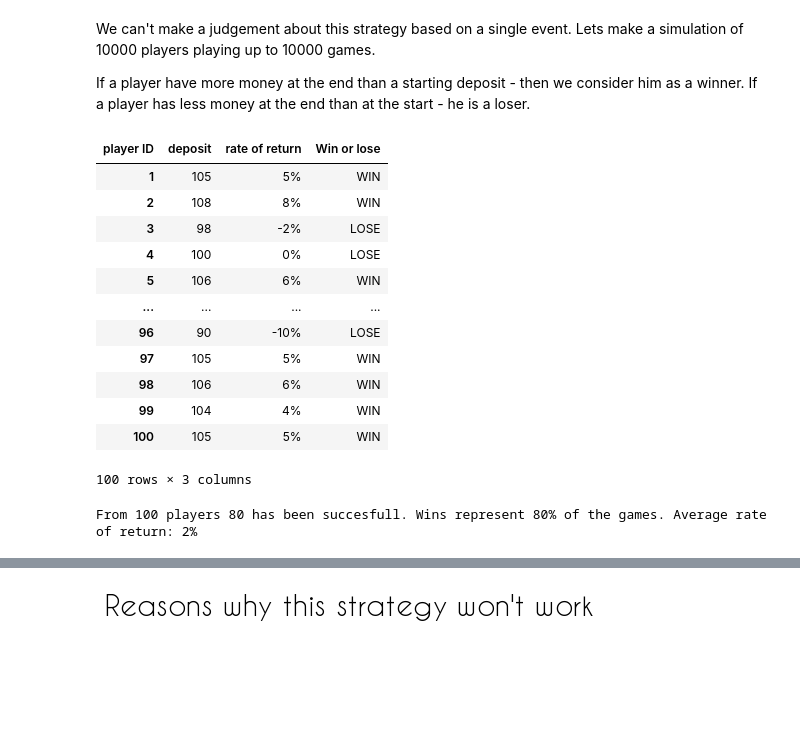
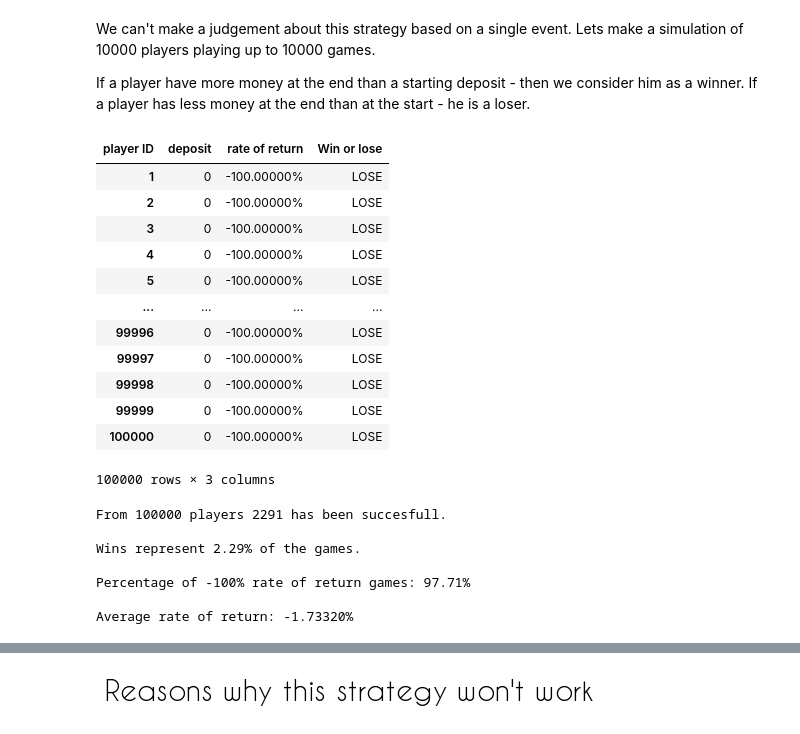
Before and after one commit to AdamSikorski/The-Martingale-betting-system, a Jupyter notebook: Martingale_system.ipynb, the cells around one changed output, grey strips where cells are left out. Saved outputs shown, nothing was run; the diff lists cells and outputs as text; code cells hidden in the pictures; blank space fills up the shorter version.

```diff
--- a/Martingale_system.ipynb
+++ b/Martingale_system.ipynb
@@ -113,7 +113,7 @@ def single_simulation():
   global last_value_of_deposit
   last_value_of_deposit = 0
 
-  while game_counter <= 10:
+  while game_counter <= 10000:
 
     deposit = deposit - bet
     #print(deposit)
@@ -136,7 +136,7 @@ def single_simulation():
   return last_value_of_deposit
 
 lvod_list = []
-number_of_players = 100
+number_of_players = 100000
 for i in range(number_of_players):
   lvod_list.append(single_simulation())
 
@@ -145,50 +145,61 @@ single_simulation()
 win_or_lose = []
 change_list = []
 winning_players = []
+total_loss = []
 mean = 0
 for i in range(len(lvod_list)):
   change = (lvod_list[i] - starting_deposit) / starting_deposit
   #print(change)
-  percentage = "{:.0%}".format(change)
+  percentage = "{:.5%}".format(change)
   change_list.append(percentage)
+  if change == -1.0:
+    total_loss.append(change)
   if change > 0.0:
     winning_players.append(change)
     win_or_lose.append("WIN")
   else:
     win_or_lose.append("LOSE")
   mean+=change
 mean = mean / number_of_players
 name_list = []
 for number in range(1,number_of_players+1):
   list_element = 'player.' + str(number)
   name_list.append(list_element)
 
 df = pd.DataFrame({'deposit': lvod_list,
                  'rate of return': change_list,
                   'Win or lose': win_or_lose})
 
 df = df.rename_axis('player ID')
 df.columns.name = df.index.name
 df.index.name = None
 df.index = np.arange(1, len(df)+1)
 df
 # %% [output]
 | player ID | deposit | rate of return | Win or lose |
-| 1 | 105 | 5% | WIN |
-| 2 | 108 | 8% | WIN |
-| 3 | 98 | -2% | LOSE |
-| 4 | 100 | 0% | LOSE |
-| 5 | 106 | 6% | WIN |
+| 1 | 0 | -100.00000% | LOSE |
+| 2 | 0 | -100.00000% | LOSE |
+| 3 | 0 | -100.00000% | LOSE |
+| 4 | 0 | -100.00000% | LOSE |
+| 5 | 0 | -100.00000% | LOSE |
 | ... | ... | ... | ... |
-| 96 | 90 | -10% | LOSE |
-| 97 | 105 | 5% | WIN |
-| 98 | 106 | 6% | WIN |
-| 99 | 104 | 4% | WIN |
-| 100 | 105 | 5% | WIN |
+| 99996 | 0 | -100.00000% | LOSE |
+| 99997 | 0 | -100.00000% | LOSE |
+| 99998 | 0 | -100.00000% | LOSE |
+| 99999 | 0 | -100.00000% | LOSE |
+| 100000 | 0 | -100.00000% | LOSE |
-100 rows × 3 columns
+100000 rows × 3 columns
 # %%
-percentage_of_wins = "{:.0%}".format(len(winning_players)/number_of_players)
-percentage_of_return = "{:.0%}".format(mean)
-print("From",number_of_players,"players", len(winning_players), "has been succesfull. Wins represent", percentage_of_wins,"of the games. Average rate of return:",percentage_of_return)
+percentage_of_wins = "{:.2%}".format(len(winning_players)/number_of_players)
+percentage_of_return = "{:.5%}".format(mean)
+percentage_of_total_losses = "{:.2%}".format(len(total_loss)/number_of_players)
+
+print("From",number_of_players,"players", len(winning_players), "has been succesfull. \n\nWins represent", percentage_of_wins,"of the games.\n\nPercentage of -100% rate of return games:",percentage_of_total_losses,"\n\nAverage rate of return:",percentage_of_return)
 # %% [output]
-From 100 players 80 has been succesfull. Wins represent 80% of the games. Average rate of return: 2%
+From 100000 players 2291 has been succesfull.
+
+Wins represent 2.29% of the games.
+
+Percentage of -100% rate of return games: 97.71%
+
+Average rate of return: -1.73320%
```
Also changed, not shown: parts of 3 cells of this notebook.
